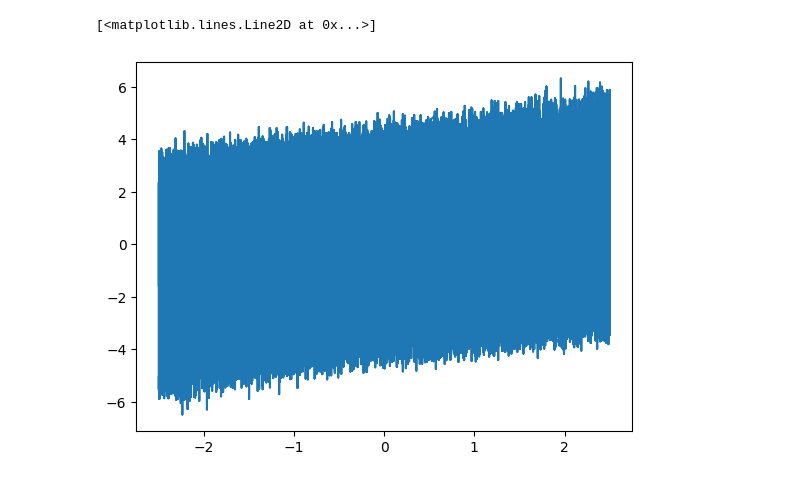
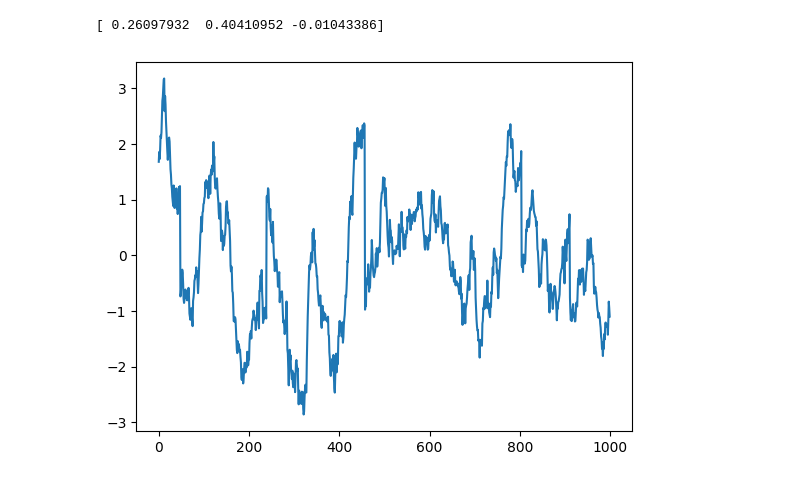
Before and after one commit to rohangarg2001/learning_based_adaptive_reachability, a Jupyter notebook: adaption_module/disturbance_based/feasability_disturbance_based.ipynb, the cells around one changed output. Saved outputs shown, nothing was run; the diff lists cells and outputs as text; code cells hidden in the pictures.

```diff
--- a/adaption_module/disturbance_based/feasability_disturbance_based.ipynb
+++ b/adaption_module/disturbance_based/feasability_disturbance_based.ipynb
@@ -100,5 +109,0 @@ Text(0, 0.5, 'mean of acc - NN[zero winds] in Y-direction (m/s^2)')
-# %%
-plt.plot(adapt_data.trajectory_data['winds'][:,1], adapt_data.trajectory_data['a_y_NN_err'], label='a_y_NN_err vs wind_y')
-# %% [output]
-[<matplotlib.lines.Line2D at 0x...>]
-[figure, removed]
@@ -104,0 +116,6 @@ plt.plot(adapt_data.trajectory_data['winds'][:,1], adapt_data.trajectory_data['a
+# %%
+plt.plot(adapt_data.trajectory_data_individual[0]['a_x_NN_err'])
+print(adapt_data.trajectory_data_individual[0]['winds'][0])
+# %% [output]
+[ 0.26097932  0.40410952 -0.01043386]
+[figure, added]
```
Also changed, not shown: parts of 7 cells of this notebook, 4 other files.
